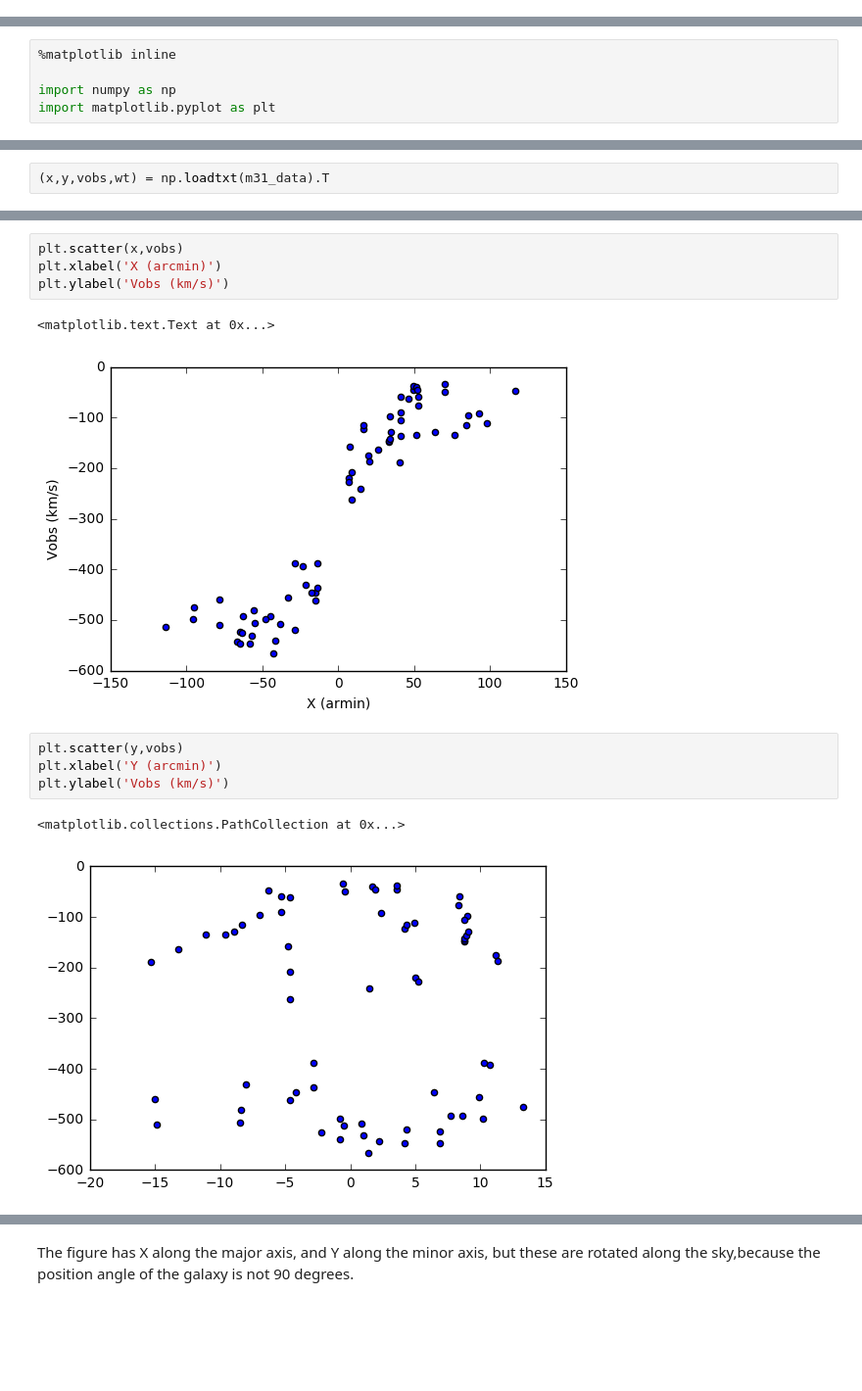
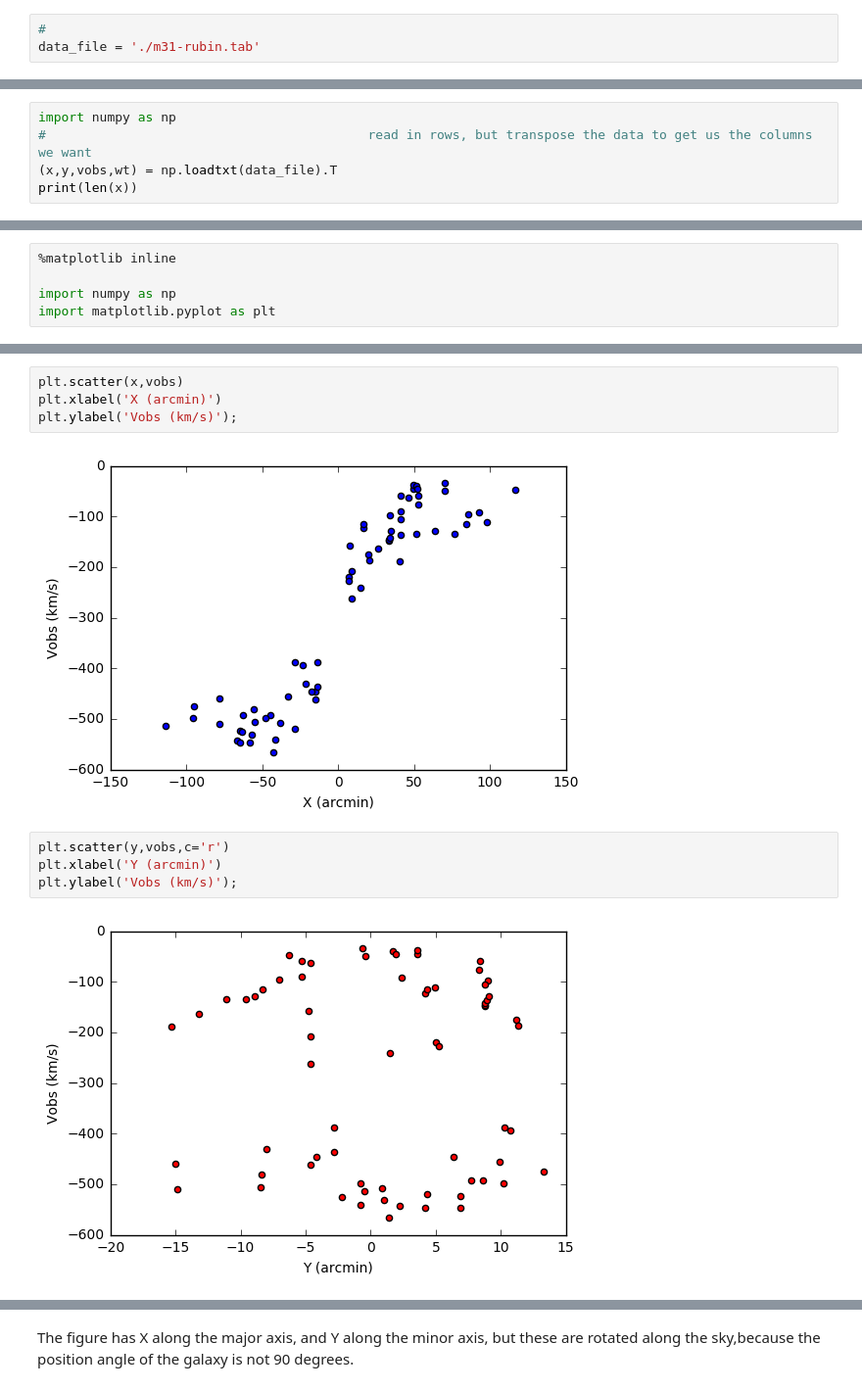
Before and after one commit to astroumd/GradMap, a Jupyter notebook: notebooks/Lectures2017/Lecture4/Lecture4-m31.ipynb, the cells around one changed output, grey strips where cells are left out. Shown at 98% size. Drawn from its saved outputs; the diff is of its cells as text; blank space fills up the shorter version.

```diff
--- a/notebooks/Lectures2017/Lecture4/Lecture4-m31.ipynb
+++ b/notebooks/Lectures2017/Lecture4/Lecture4-m31.ipynb
@@ -8,0 +15,3 @@ In this notebook we will take the original data from Rubin & Ford's 1970 paper a
+# %%
+#
+data_file = './m31-rubin.tab'
@@ -8,0 +21,5 @@ In this notebook we will take the original data from Rubin & Ford's 1970 paper a
+# %%
+import numpy as np
+#                                          read in rows, but transpose the data to get us the columns we want
+(x,y,vobs,wt) = np.loadtxt(data_file).T
+print(len(x))
@@ -19,2 +32,0 @@ and plot just the (x,y) positions on the sky. Units are arcmin and km/s. Recall
-# %%
-(x,y,vobs,wt) = np.loadtxt(m31_data).T
@@ -21,14 +43,12 @@ and plot just the (x,y) positions on the sky. Units are arcmin and km/s. Recall
 # %%
 plt.scatter(x,vobs)
 plt.xlabel('X (arcmin)')
-plt.ylabel('Vobs (km/s)')
+plt.ylabel('Vobs (km/s)');
 # %% [output]
-<matplotlib.text.Text at 0x...>
-[figure, old version]
+[figure, new version]
 # %%
-plt.scatter(y,vobs)
+plt.scatter(y,vobs,c='r')
 plt.xlabel('Y (arcmin)')
-plt.ylabel('Vobs (km/s)')
+plt.ylabel('Vobs (km/s)');
 # %% [output]
-<matplotlib.collections.PathCollection at 0x...>
-[figure, old version]
+[figure, new version]
```
Also changed, not shown: parts of 17 cells of this notebook.
